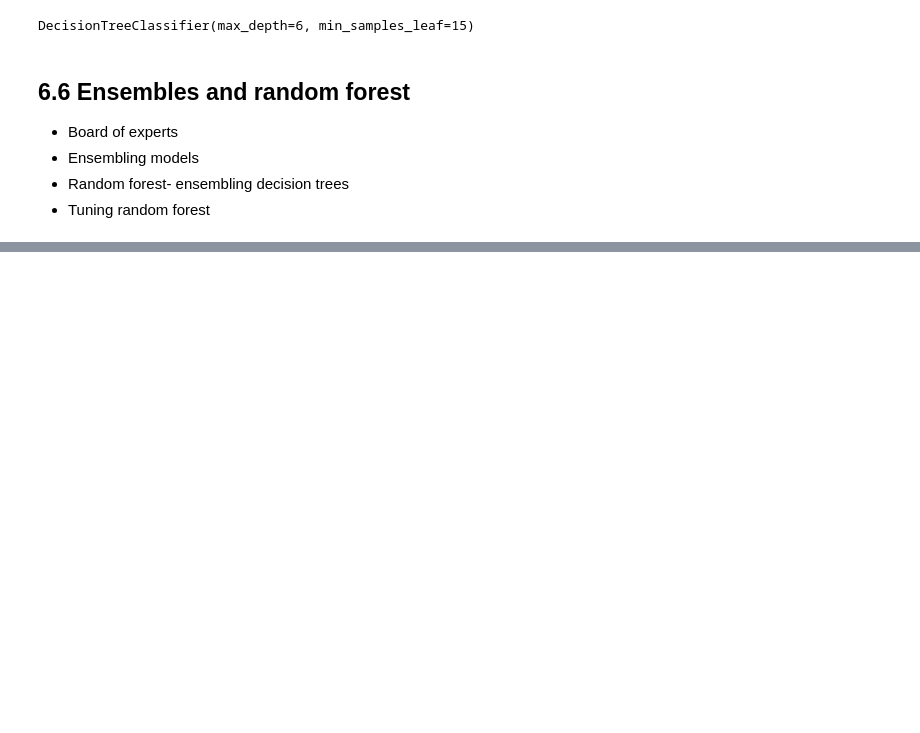
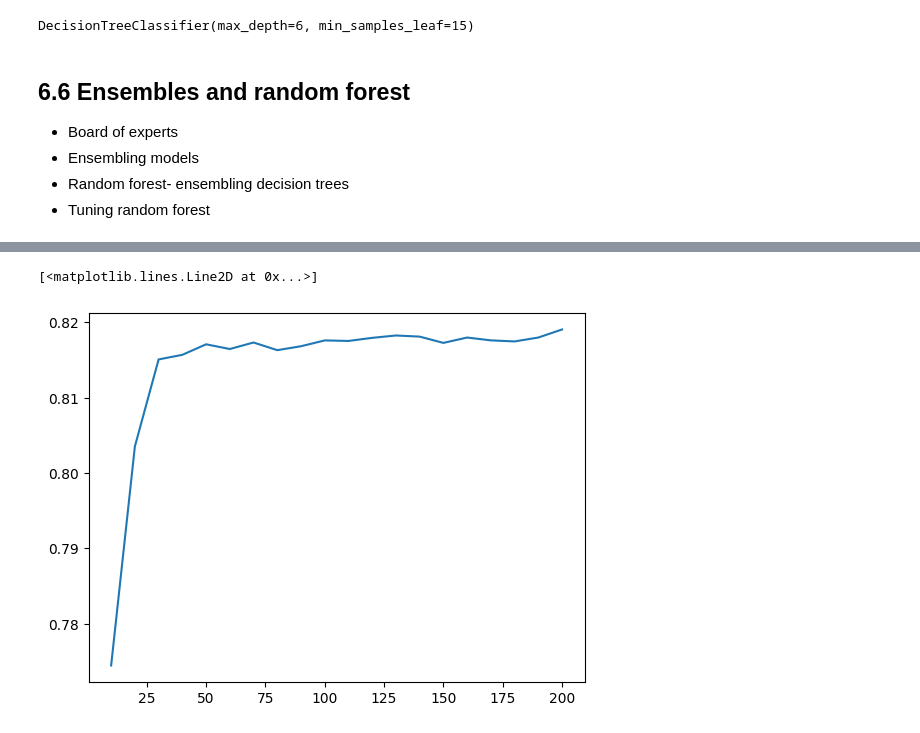
Before and after one commit to Elhamkhorasani/MLZoomCamp, a Jupyter notebook: ML_ZoomCamp_Projects/Trees.ipynb, the cells around one changed output, grey strips where cells are left out. Cells and saved outputs as stored; diff of their text form; code cells hidden in the pictures; blank space fills up the shorter version.

```diff
--- a/ML_ZoomCamp_Projects/Trees.ipynb
+++ b/ML_ZoomCamp_Projects/Trees.ipynb
@@ -780,0 +783,4 @@ DecisionTreeClassifier(max_depth=6, min_samples_leaf=15)
+# %%
+rf = RandomForestClassifier(n_estimators= 10, random_state=1) # n_estimators determines how many decision trees are trained and used for making predictions in the ensemble model
+# random_stat ensures that the randomness is consistent across runs, leading to the same results.
+rf.fit(X_train, y_train)
@@ -780,0 +789,2 @@ DecisionTreeClassifier(max_depth=6, min_samples_leaf=15)
+# %%
+y_pred= rf.predict_proba(X_val)[:,1]
@@ -780,0 +799,13 @@ DecisionTreeClassifier(max_depth=6, min_samples_leaf=15)
+# %%
+scores=[]
+
+for n in range(10, 201, 10):
+    rf = RandomForestClassifier(n_estimators= n, random_state=1)
+    rf.fit(X_train, y_train)
+
+    y_pred= rf.predict_proba(X_val)[:,1]
+    auc= roc_auc_score(y_val, y_pred)
+
+    scores.append((n, auc))
+# %%
+df_scores=pd.DataFrame(scores, columns=['n_estimators', 'auc'])
@@ -780,0 +832,5 @@ DecisionTreeClassifier(max_depth=6, min_samples_leaf=15)
+# %%
+plt.plot(df_scores.n_estimators, df_scores.auc)
+# %% [output]
+[<matplotlib.lines.Line2D at 0x...>]
+[figure, added]
```
Also changed, not shown: parts of 13 cells of this notebook.
